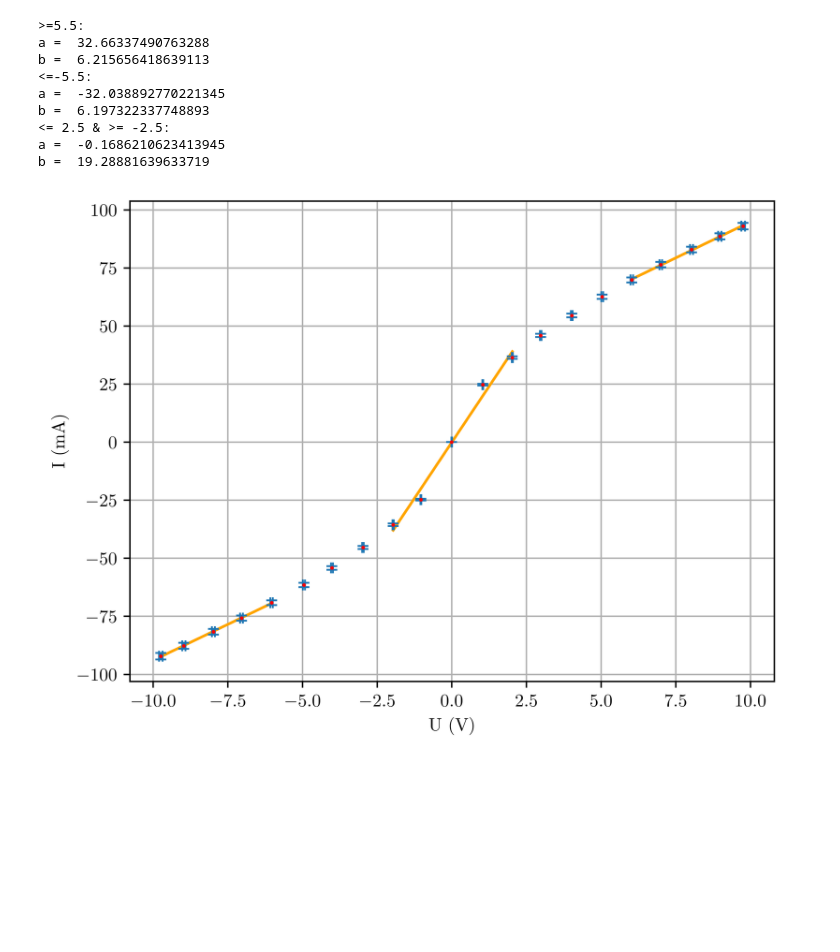
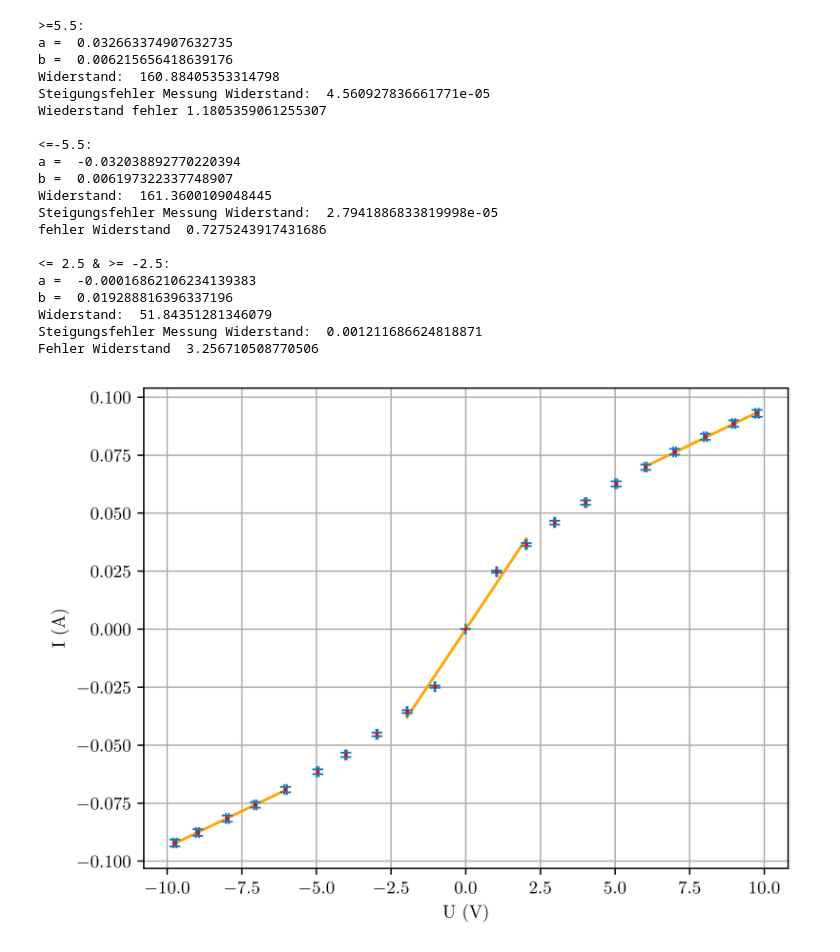
Before and after one commit to OGentner/AP1-Gruppe-143, a Jupyter notebook: V45_Auswertung.ipynb, the cells around one changed output. Cells and saved outputs as stored; diff of their text form; code cells hidden in the pictures; blank space fills up the shorter version.

```diff
--- a/V45_Auswertung.ipynb
+++ b/V45_Auswertung.ipynb
@@ -192,67 +161,97 @@ plt.show()
 messdaten = pd.read_excel("V45.xlsx", sheet_name="Messung2")
 messdaten = messdaten.drop(columns=["Einstellungen"])
 messdaten.sort_values(by="U(V)", inplace=True)  # Sortiere die Daten nach Spannung
+messdaten["I(A)"] = messdaten["I(mA)"] * 0.001
 
 # Fehler berechnen
 messdaten[r"$\Delta U$"] = messdaten["U(V)"].abs() * 0.005 + 0.01
-messdaten[r"$\Delta I$"] = messdaten["I(mA)"].abs() * 0.015 + 0.1e-3
+messdaten[r"$\Delta I$"] = messdaten["I(A)"].abs() * 0.015 + 0.1e-3
 
 # letzte gerade
 messdaten_Teil1 = messdaten[messdaten["U(V)"] >= 5.5]
 werte_Gerade_Teil1 = np.array([np.min(messdaten_Teil1["U(V)"]), np.max(messdaten_Teil1["U(V)"])])
-a1 = a_hat(messdaten_Teil1["U(V)"], messdaten_Teil1["I(mA)"])
-b1 = b_hat(messdaten_Teil1["U(V)"], messdaten_Teil1["I(mA)"])
+a1 = a_hat(messdaten_Teil1["U(V)"], messdaten_Teil1["I(A)"])
+b1 = b_hat(messdaten_Teil1["U(V)"], messdaten_Teil1["I(A)"])
 
-print(">=5.5: ")
+print("\n>=5.5: ")
 print("a = ", a1)
 print("b = ", b1)
+print("Widerstand: ", b1**(-1))
+# Fehler aus lin fit berechnen
+s = Streuung(messdaten_Teil1["U(V)"], messdaten_Teil1["I(A)"])
+db = delta_b(messdaten_Teil1["U(V)"], s)
+print("Steigungsfehler Messung Widerstand: " , db)
+fehler_wiederstand2 = db/(b1**2)
+print("Wiederstand fehler", fehler_wiederstand2)
 
 
 # erste gerade
 messdaten_Teil2 = messdaten[messdaten["U(V)"] <= -5.5]
 werte_Gerade_Teil2 = np.array([np.min(messdaten_Teil2["U(V)"]), np.max(messdaten_Teil2["U(V)"])])
-a2 = a_hat(messdaten_Teil2["U(V)"], messdaten_Teil2["I(mA)"])
-b2 = b_hat(messdaten_Teil2["U(V)"], messdaten_Teil2["I(mA)"])
+a2 = a_hat(messdaten_Teil2["U(V)"], messdaten_Teil2["I(A)"])
+b2 = b_hat(messdaten_Teil2["U(V)"], messdaten_Teil2["I(A)"])
 
-print("<=-5.5: ")
+print("\n<=-5.5: ")
 print("a = ", a2)
 print("b = ", b2)
+print("Widerstand: ", b2**(-1))
+# Fehler aus lin fit berechnen
+s = Streuung(messdaten_Teil2["U(V)"].abs(), messdaten_Teil2["I(A)"].abs())
+db =  delta_b(messdaten_Teil2["U(V)"].abs(), s)
+print("Steigungsfehler Messung Widerstand: " , db)
+fehler_wiederstand3 = db/(b2**2)
+print("fehler Widerstand ", fehler_wiederstand3)
 
 # mittlere gerade
 messdaten_Teil3 = messdaten[messdaten["U(V)"] <= 2.5]
 messdaten_Teil3 = messdaten_Teil3[messdaten_Teil3["U(V)"] >= -2.5]
 werte_Gerade_Teil3 = np.array([np.min(messdaten_Teil3["U(V)"]), np.max(messdaten_Teil3["U(V)"])])
-a3 = a_hat(messdaten_Teil3["U(V)"], messdaten_Teil3["I(mA)"])
-b3 = b_hat(messdaten_Teil3["U(V)"], messdaten_Teil3["I(mA)"])
+a3 = a_hat(messdaten_Teil3["U(V)"], messdaten_Teil3["I(A)"])
+b3 = b_hat(messdaten_Teil3["U(V)"], messdaten_Teil3["I(A)"])
 
-print("<= 2.5 & >= -2.5: ")
+print("\n<= 2.5 & >= -2.5: ")
 print("a = ", a3)
 print("b = ", b3)
-
-
+print("Widerstand: ", b3**(-1))
+# Fehler aus lin fit berechnen
+s = Streuung((messdaten_Teil3["U(V)"].abs()), (messdaten_Teil3["I(A)"].abs()))
+db = delta_b((messdaten_Teil3["U(V)"].abs()), s)
+print("Steigungsfehler Messung Widerstand: " , db)
+fehler_wiederstand4 = db/(b3**2)
+print("Fehler Widerstand ", fehler_wiederstand4)
 
 # Plotten
 fig, ax = plt.subplots(dpi=600)
 ax.plot(werte_Gerade_Teil1, werte_Gerade_Teil1*(b1)+a1 , color="orange")
 ax.plot(werte_Gerade_Teil2, werte_Gerade_Teil2*(b2)+a2 , color="orange")
 ax.plot(werte_Gerade_Teil3, werte_Gerade_Teil3*(b3)+a3 , color="orange")
 
-
-ax.errorbar(messdaten["U(V)"], messdaten["I(mA)"], xerr=messdaten[r"$\Delta U$"], yerr=messdaten[r"$\Delta I$"], fmt=',', capsize=3)
-ax.plot(messdaten["U(V)"], messdaten["I(mA)"], '.', label="Messung " + str(sheet), color="red", markersize=2)
+ax.errorbar(messdaten["U(V)"], messdaten["I(A)"], xerr=messdaten[r"$\Delta U$"], yerr=messdaten[r"$\Delta I$"], fmt=',', capsize=3)
+ax.plot(messdaten["U(V)"], messdaten["I(A)"], '.', label="Messung " + str(sheet), color="red", markersize=2)
 
 ax.set_xlabel(r"U (V)")
-ax.set_ylabel(r"I (mA)")
+ax.set_ylabel(r"I (A)")
 ax.grid()
 plt.show()
 # %% [output]
 >=5.5:
-a =  32.66337490763288
-b =  6.215656418639113
+a =  0.032663374907632735
+b =  0.006215656418639176
+Widerstand:  160.88405353314798
+Steigungsfehler Messung Widerstand:  4.560927836661771e-05
+Wiederstand fehler 1.1805359061255307
+
 <=-5.5:
-a =  -32.038892770221345
-b =  6.197322337748893
+a =  -0.032038892770220394
+b =  0.006197322337748907
+Widerstand:  161.3600109048445
+Steigungsfehler Messung Widerstand:  2.7941886833819998e-05
+fehler Widerstand  0.7275243917431686
+
 <= 2.5 & >= -2.5:
-a =  -0.1686210623413945
-b =  19.28881639633719
+a =  -0.00016862106234139383
+b =  0.019288816396337196
+Widerstand:  51.84351281346079
+Steigungsfehler Messung Widerstand:  0.001211686624818871
+Fehler Widerstand  3.256710508770506
-[figure, old version]
+[figure, new version]
```
Also changed, not shown: parts of 4 cells of this notebook, 2 other files.
